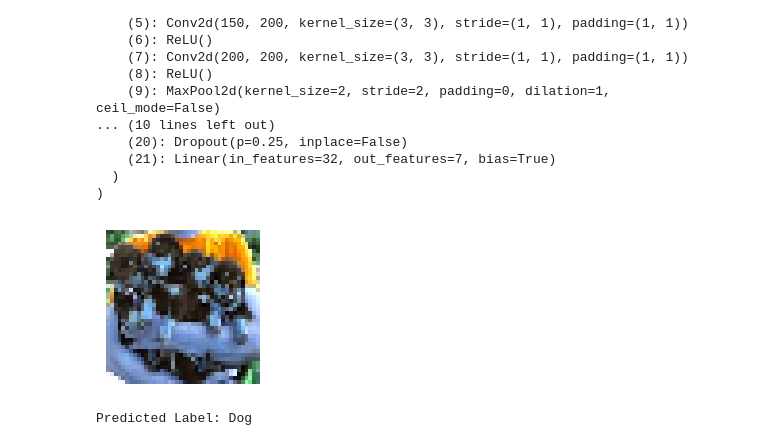
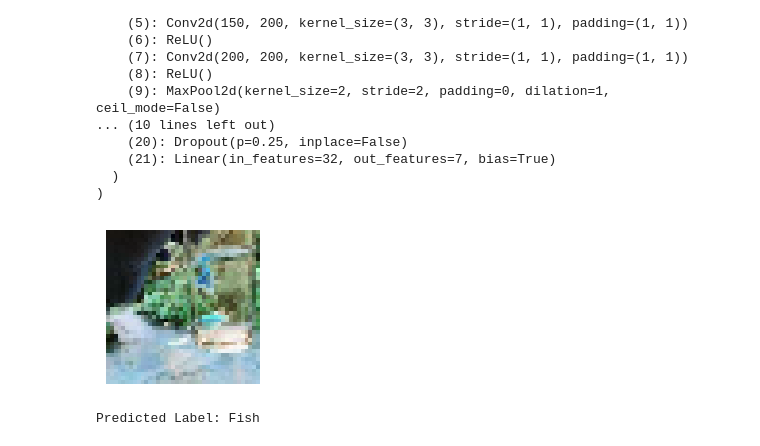
Before and after one commit to galih752/Predict_animal_names_from_Image_with_PyTorch, a Jupyter notebook: AnimalNew.ipynb, the cells around one changed output. Saved outputs shown, nothing was run; the diff lists cells and outputs as text; code cells hidden in the pictures.

```diff
--- a/AnimalNew.ipynb
+++ b/AnimalNew.ipynb
@@ -515,15 +515,15 @@ CnnModel(
 # %%
 fig, ax = plt.subplots(figsize=(2, 2))
 
-index_to_display = 1111
+index_to_display = 1112
 img, label = dataset[index_to_display]
 
 ax.axis("off")
 ax.imshow(img.permute(1, 2, 0).numpy().astype(int))
 
 plt.show()
 # %% [output]
-[figure, old version]
+[figure, new version]
 # %%
 with torch.no_grad():
     img, label = dataset[index_to_display]
@@ -535,4 +535,4 @@ predicted_label = reverse_mapping[predicted_class]
 
 print(f"Predicted Label: {predicted_label}")
 # %% [output]
-Predicted Label: Dog
+Predicted Label: Fish
```
Also changed, not shown: 2 other files.
